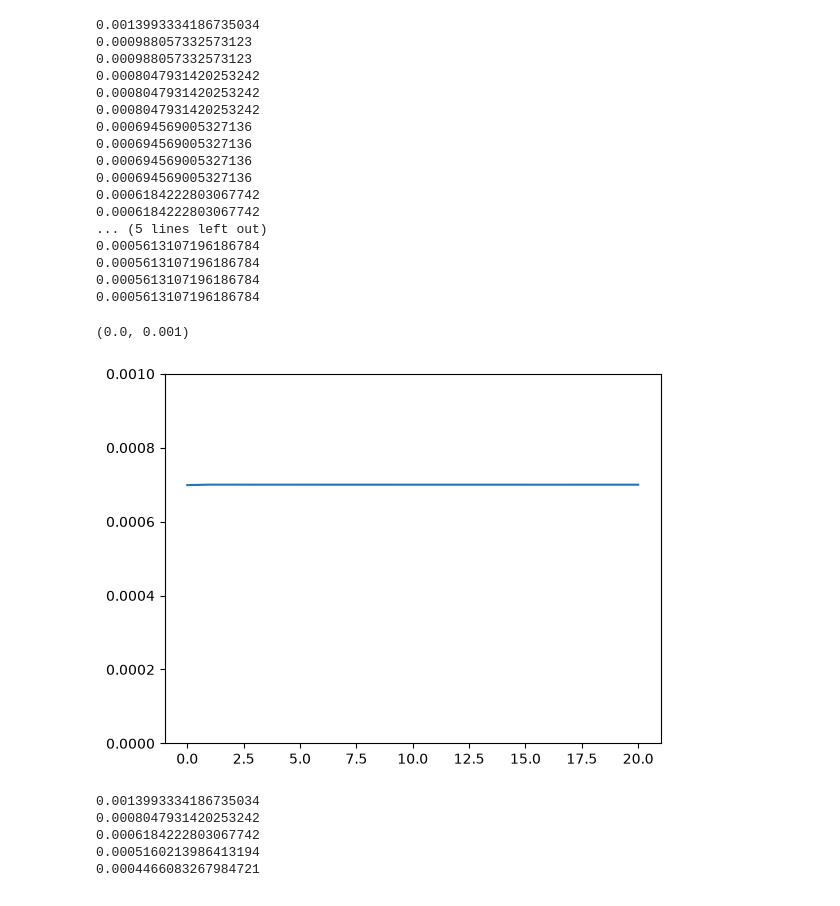
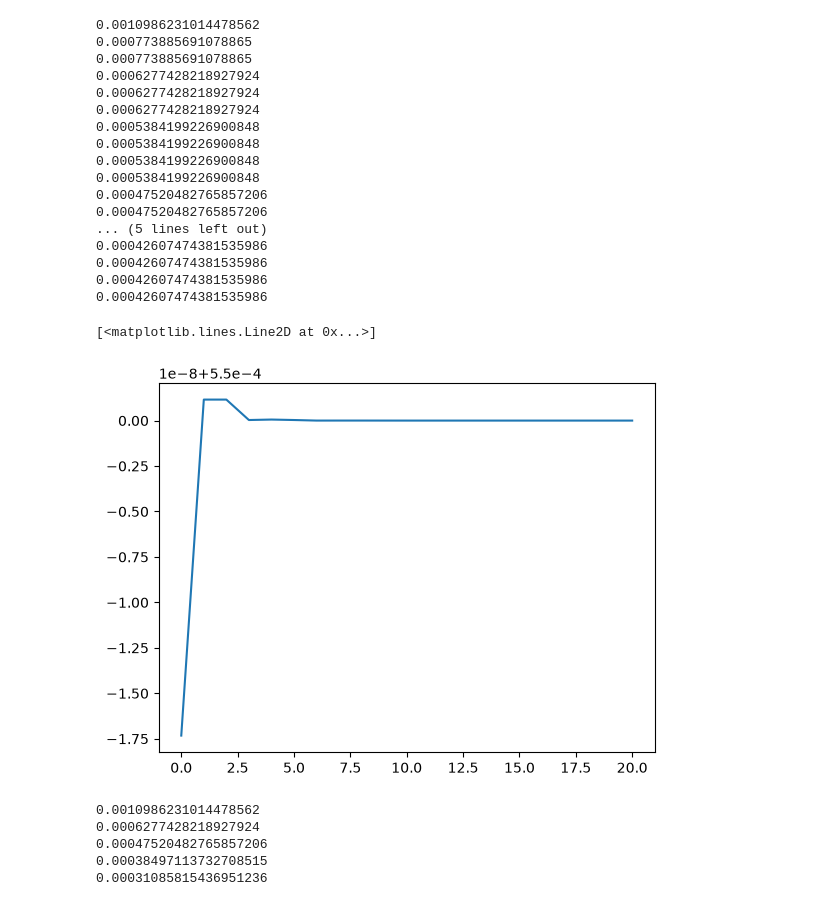
Before and after one commit to Altilano/Speckle, a Jupyter notebook: simulate_fixedstdmodes.ipynb, the cells around one changed output. Drawn from its saved outputs; the diff is of its cells as text; code cells hidden in the pictures.

Commit message:
check if waist was correct

```diff
--- a/simulate_fixedstdmodes.ipynb
+++ b/simulate_fixedstdmodes.ipynb
@@ -5,10 +5,34 @@ import numpy as np
 import matplotlib.pyplot as plt
 # %%
 pixel_size = 8e-6
-mu = 1#7/5
+mu = 7/5
 beam = Beam(nix = pixel_size*640/2, Dx = 640,
             niy = pixel_size*480/2, Dy = 480,
             waist = mu*0.5e-3, lamb = 633e-9)
+
+k = beam.k()
+# %%
+def calculate_fix_std_LG(p, l):
+    N = 2*p + abs(l) + 1
+    A = C**2 / N                       # target w(z)^2
+    disc = 1 - 16*z**2/(k**2 * A**2)
+    if disc < 0:
+        print(f"mode ({p},{l}) impossible: need A >= 4z/k")
+        return None
+    W2 = (A/2)*(1 + np.sqrt(disc))     # waist^2 at the SLM image plane
+    W = np.sqrt(W2)
+    return W/mu                  # waist on the SLM
+
+def calculate_fix_std_HG(n):
+    N = 2*n + 1
+    A = C**2 / N                       # target w(z)^2
+    disc = 1 - 16*z**2/(k**2 * A**2)
+    if disc < 0:
+        print(f"mode ({n},{0}) impossible: need A >= 4z/k")
+        return None
+    W2 = (A/2)*(1 + np.sqrt(disc))     # waist^2 at the SLM image plane
+    W = np.sqrt(W2)
+    return W/mu
 # %%
 #For fixed std
 
@@ -24,7 +48,8 @@ for mode in range(len(lg_modes)):
     n = lg_modes[mode][0]
     m = lg_modes[mode][1]
 
-    beam.waist = np.sqrt(2*C**2/(2*n + np.abs(m) +1) + 2*np.sqrt(np.abs(C**4/(2*n + np.abs(m) +1)**2 - z**2/beam.k()**2)))
+    #beam.waist = np.sqrt(2*C**2/(2*n + np.abs(m) +1) + 2*np.sqrt(np.abs(C**4/(2*n + np.abs(m) +1)**2 - z**2/beam.k()**2)))/mu
+    beam.waist = calculate_fix_std_LG(n, m)*mu
     print(beam.waist)
     beam.lg(l=m, p=n)
     beam.propagate(z)
@@ -33,35 +58,33 @@ for mode in range(len(lg_modes)):
     plt.pcolormesh(beam.x, beam.y, beam.int_profile())
     plt.title(f"l={m}, p={n}")"""
 # %% [output]
-0.0013993334186735034
-0.000988057332573123
-0.000988057332573123
-0.0008047931420253242
-0.0008047931420253242
-0.0008047931420253242
-0.000694569005327136
-0.000694569005327136
-0.000694569005327136
-0.000694569005327136
-0.0006184222803067742
-0.0006184222803067742
+0.0010986231014478562
+0.000773885691078865
+0.000773885691078865
+0.0006277428218927924
+0.0006277428218927924
+0.0006277428218927924
+0.0005384199226900848
+0.0005384199226900848
+0.0005384199226900848
+0.0005384199226900848
+0.00047520482765857206
+0.00047520482765857206
 ... (5 lines left out)
-0.0005613107196186784
-0.0005613107196186784
-0.0005613107196186784
-0.0005613107196186784
+0.00042607474381535986
+0.00042607474381535986
+0.00042607474381535986
+0.00042607474381535986
 # %%
 plt.plot(np.array(std_lg))
-plt.ylim(0,1e-3)
 # %% [output]
-(0.0, 0.001)
+[<matplotlib.lines.Line2D at 0x...>]
-[figure, old version]
+[figure, new version]
 # %%
 std_hg = []
 
 for n in range(5):
-
-    beam.waist = np.sqrt(2*C**2/(2*n+1) + 2*np.sqrt(C**4/(2*n+1)**2 - z**2/beam.k()**2))
+    beam.waist = mu*calculate_fix_std_HG(n)
     print(beam.waist)
     beam.hg(n=n, m=0)
     beam.propagate(z)
@@ -70,9 +93,9 @@ for n in range(5):
     """plt.figure()
     plt.pcolormesh(beam.x, beam.y, beam.int_profile())"""
 # %% [output]
-0.0013993334186735034
-0.0008047931420253242
-0.0006184222803067742
-0.0005160213986413194
-0.0004466083267984721
+0.0010986231014478562
+0.0006277428218927924
+0.00047520482765857206
+0.00038497113732708515
+0.00031085815436951236
 # %%
```
Also changed, not shown: parts of 2 cells of this notebook, 3 other files.
